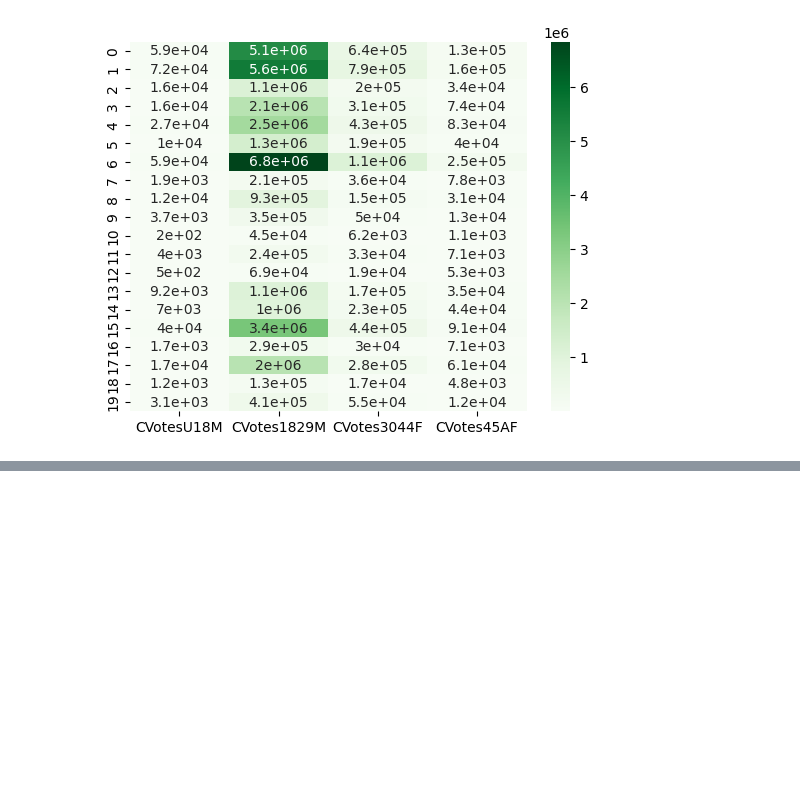
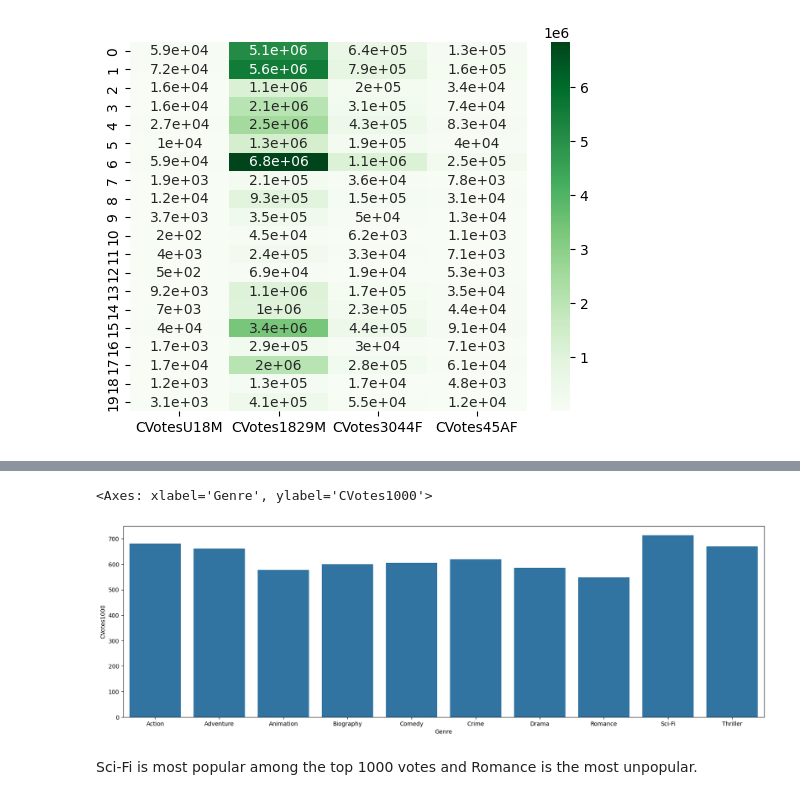
Before and after one commit to Venni2911/LogicMojo-AI-ML-Sept25-VenniRaj, a Jupyter notebook: Venni_IMDB_MOVIE_VISUALISATION_ASSIGNMENT.ipynb, the cells around one changed output, grey strips where cells are left out. Saved outputs shown, nothing was run; the diff lists cells and outputs as text; code cells hidden in the pictures; blank space fills up the shorter version.

```diff
--- a/Venni_IMDB_MOVIE_VISUALISATION_ASSIGNMENT.ipynb
+++ b/Venni_IMDB_MOVIE_VISUALISATION_ASSIGNMENT.ipynb
@@ -1131,0 +1289,8 @@ plt.show()
+# %%
+plt.figure(figsize=(20,6))
+sns.barplot( x ='Genre', y ='CVotes1000',data=genre_top10)
+# %% [output]
+<Axes: xlabel='Genre', ylabel='CVotes1000'>
+[figure, added]
+# %% [markdown]
+Sci-Fi is most popular among the top 1000 votes and Romance is the most unpopular.
```
Also changed, not shown: parts of 12 cells of this notebook.
